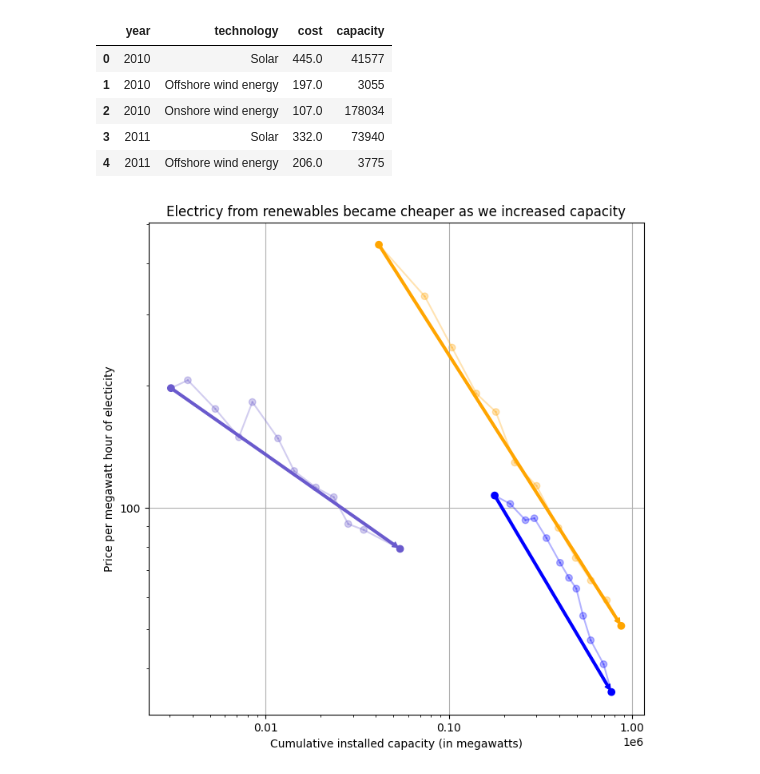
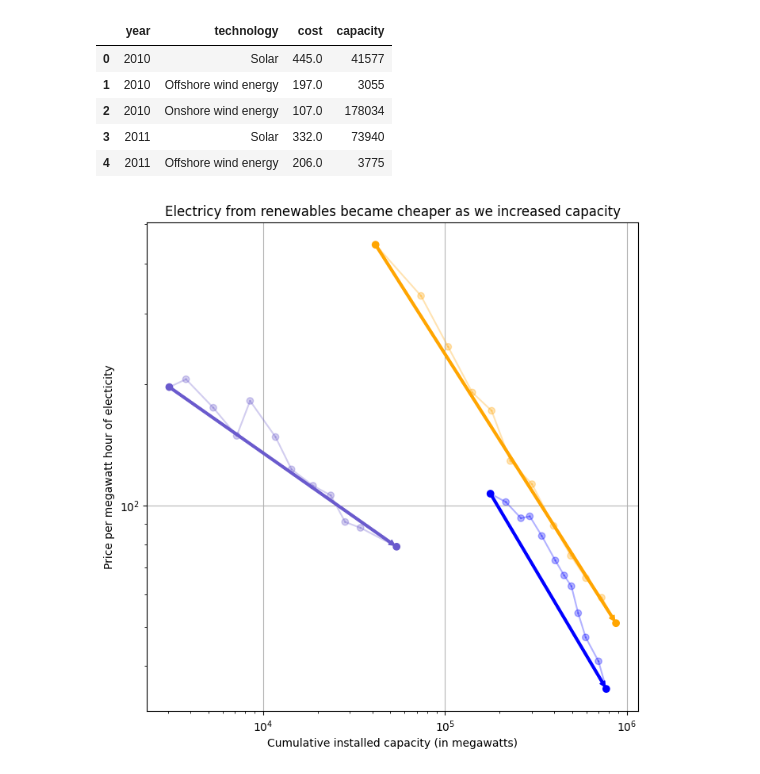
Before and after one commit to Davee02/HSLU, a Jupyter notebook: sem3/dviz/final-project/chart2/renewable-energy-costs.ipynb, the cells around one changed output. Drawn from its saved outputs; the diff is of its cells as text; code cells hidden in the pictures.

```diff
--- a/sem3/dviz/final-project/chart2/renewable-energy-costs.ipynb
+++ b/sem3/dviz/final-project/chart2/renewable-energy-costs.ipynb
@@ -133,32 +133,32 @@ color_dict = { "Solar": "orange",
               }
 
 for technology in technologies:
     data = combined_plot_data_df.query("technology == @technology")
     color = color_dict[technology]
     alphas = [0.3] * len(data)
     alphas[0] = 1    # highlight first point
     alphas[-1] = 1   # highlight last point
 
     for i in range(1, len(data)):
         ax.plot([data["capacity"].iloc[i-1], data["capacity"].iloc[i]],
                 [data["cost"].iloc[i-1], data["cost"].iloc[i]],
                 color=color, alpha=0.3)
 
     ax.scatter(data["capacity"], data["cost"], color=color, alpha=alphas)
 
     # arrow from first point to last point
     ax.annotate("", xy=(data["capacity"].iloc[-1], data["cost"].iloc[-1]),
                 xytext=(data["capacity"].iloc[0], data["cost"].iloc[0]),
                 arrowprops=dict(arrowstyle="simple", color=color, alpha=1))
 
 ax.set_xscale('log')
 ax.set_yscale('log')
 ax.set_title("Electricy from renewables became cheaper as we increased capacity")
 ax.set_xlabel("Cumulative installed capacity (in megawatts)")
 ax.set_ylabel("Price per megawatt hour of electicity")
 # ax.get_xaxis().set_major_formatter(matplotlib.ticker.ScalarFormatter())
 # ax.get_yaxis().set_major_formatter(matplotlib.ticker.ScalarFormatter())
-ax.ticklabel_format(useOffset=False)
+ax.ticklabel_format()
 ax.grid(True)
 # %% [output]
-[figure, old version]
+[figure, new version]
```
Also changed, not shown: 16 other files.
